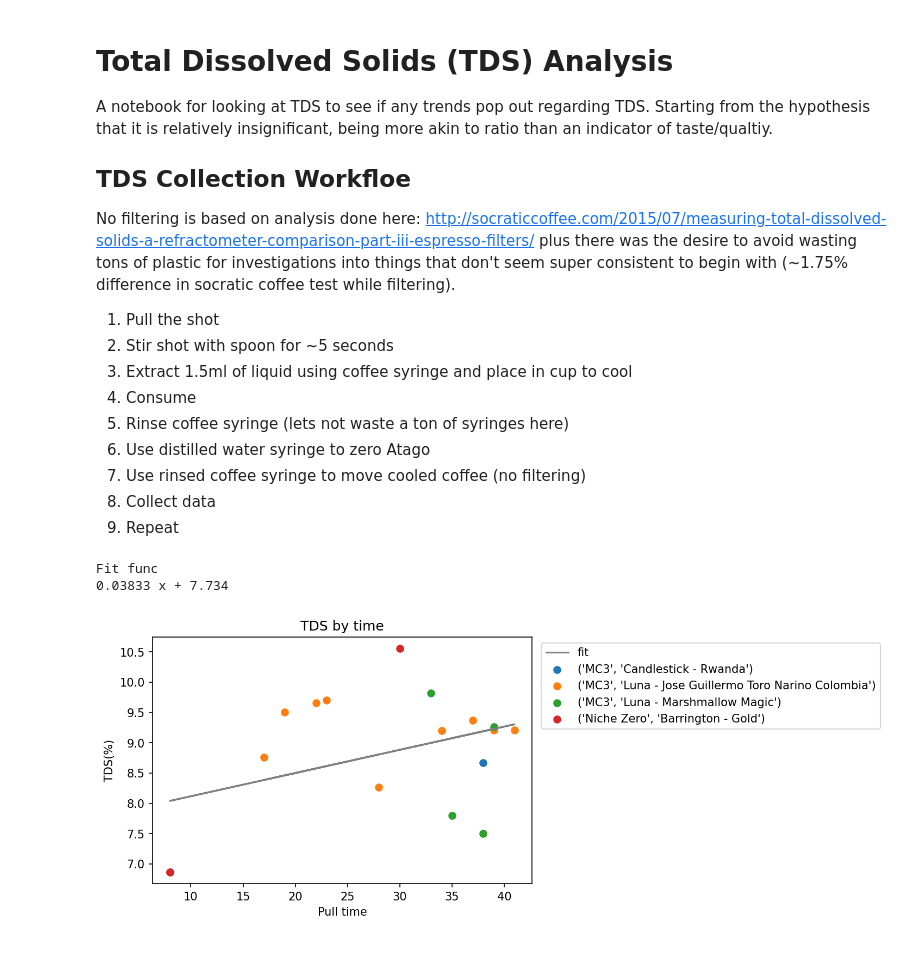
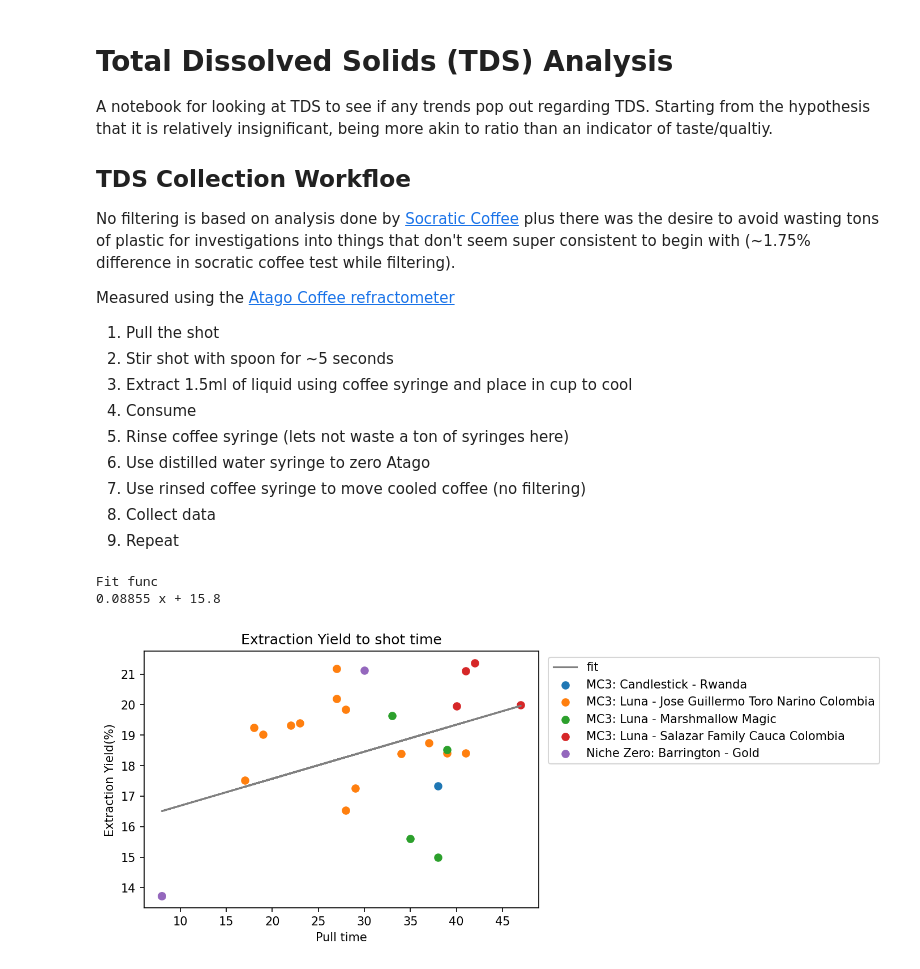
Before and after one commit to badisa/optpresso, a Jupyter notebook: notebooks/tds_analysis.ipynb, the cells around one changed output. Cells and saved outputs as stored; diff of their text form; code cells hidden in the pictures.

```diff
--- a/notebooks/tds_analysis.ipynb
+++ b/notebooks/tds_analysis.ipynb
@@ -6,7 +6,9 @@ A notebook for looking at TDS to see if any trends pop out regarding TDS. Starti
 
 ## TDS Collection Workfloe
 
-No filtering is based on analysis done here: http://socraticcoffee.com/2015/07/measuring-total-dissolved-solids-a-refractometer-comparison-part-iii-espresso-filters/  plus there was the desire to avoid wasting tons of plastic for investigations into things that don't seem super consistent to begin with (~1.75% difference in socratic coffee test while filtering).
+No filtering is based on analysis done by [Socratic Coffee](http://socraticcoffee.com/2015/07/measuring-total-dissolved-solids-a-refractometer-comparison-part-iii-espresso-filters/) plus there was the desire to avoid wasting tons of plastic for investigations into things that don't seem super consistent to begin with (~1.75% difference in socratic coffee test while filtering).
+
+Measured using the [Atago Coffee refractometer](https://www.atago.net/product/?l=en&f=products-pal-top.php#CGD50756)
 
 1. Pull the shot
 1. Stir shot with spoon for ~5 seconds
@@ -46,34 +48,35 @@ with NamedTemporaryFile(suffix=".csv") as temp:
             ofs.write(chunk)
     df = pd.read_csv(temp.name)
 # Clean up the CSV file.
-for char in [' ', '(', ')', "%", "/", "\\"]:
+for char in [' ', '(', ')', "%", "/", "\\", '"']:
     df.columns = df.columns.str.strip().str.lower().str.replace(char, '')
 df = df[df["grinder"].astype(bool)][df["grindersetting"].astype(bool)]
 # Only look at data with TDS values
 invalid_indices = df[df["tdsatagounfiltered"].isna()].index
 df.drop(invalid_indices, inplace=True)
+df = df.assign(extraction_yield = df.tdsatagounfiltered * df.output / df.coffeegrams)
 # %%
 for name, subdf in df.groupby(["grinder", "coffee"]):
-    plt.scatter(subdf["time"], subdf["tdsatagounfiltered"], label=name)
+    plt.scatter(subdf.time, subdf.extraction_yield, label=": ".join(name))
 ax = plt.gca()
-ax.set_title("TDS by time")
-ax.set_ylabel("TDS(%)")
+ax.set_title("Extraction Yield to shot time")
+ax.set_ylabel("Extraction Yield(%)")
 ax.set_xlabel("Pull time")
-poly_fit = np.poly1d(np.polyfit(df["time"], df["tdsatagounfiltered"], 1))
+poly_fit = np.poly1d(np.polyfit(df.time, df.extraction_yield, 1))
 print("Fit func", poly_fit)
 plt.plot(
     df["time"].unique(),
     poly_fit(df["time"].unique()),
     color="gray",
     linestyle="-",
     label="fit"
 )
 plt.legend(bbox_to_anchor=(1.01, 1), loc='upper left')
 plt.show()
 # %% [output]
 Fit func
-0.03833 x + 7.734
+0.08855 x + 15.8
-[figure, old version]
+[figure, new version]
 # %%
 print("RATINGS ARE ARBITRARY AND NOT CONSISTENTLY COLLECTED")
 for name, subdf in df.groupby(["grinder", "coffee"]):
```
Also changed, not shown: parts of 2 cells of this notebook.
